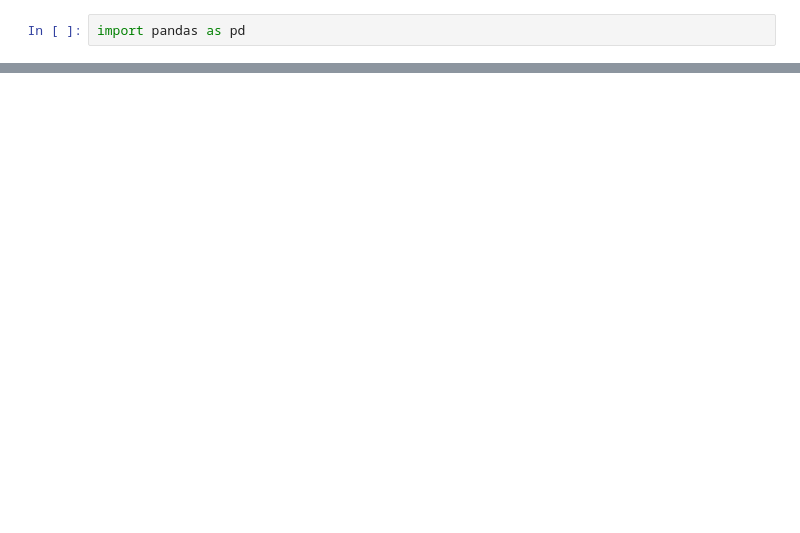
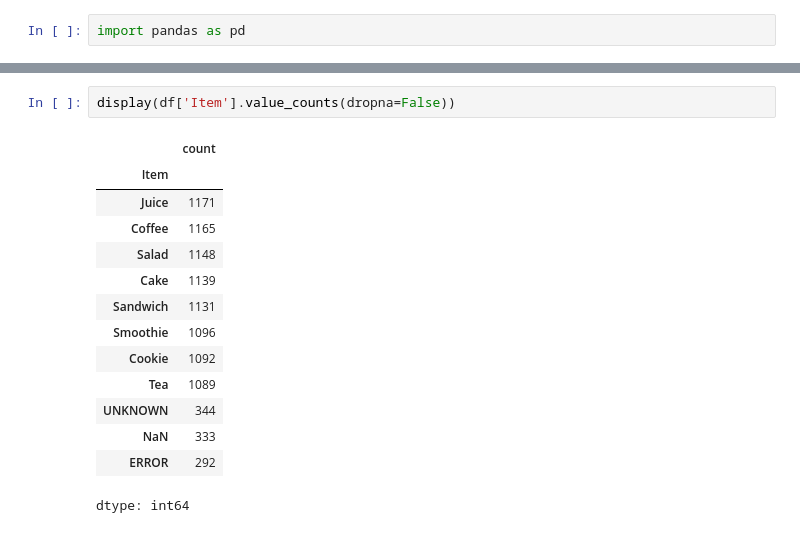
Before and after one commit to Alister44/Cafe_Sales_Analysis, a Jupyter notebook: data_cleaning.ipynb, the cells around one changed output, grey strips where cells are left out. Saved outputs shown, nothing was run; the diff lists cells and outputs as text; blank space fills up the shorter version.

```diff
--- a/data_cleaning.ipynb
+++ b/data_cleaning.ipynb
@@ -11,0 +73,17 @@ HTTPError: HTTP Error 404: Not Found
+# %%
+display(df['Item'].value_counts(dropna=False))
+# %% [output]
+|  | count |
+| Item |  |
+| Juice | 1171 |
+| Coffee | 1165 |
+| Salad | 1148 |
+| Cake | 1139 |
+| Sandwich | 1131 |
+| Smoothie | 1096 |
+| Cookie | 1092 |
+| Tea | 1089 |
+| UNKNOWN | 344 |
+| NaN | 333 |
+| ERROR | 292 |
+dtype: int64
```
Also changed, not shown: parts of 14 cells of this notebook.
